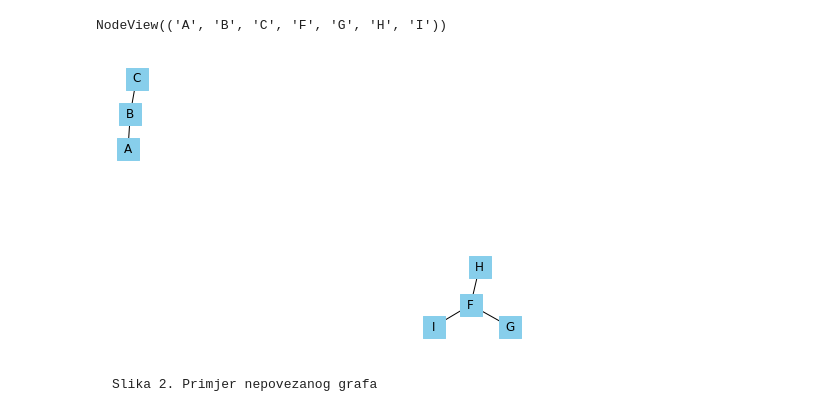
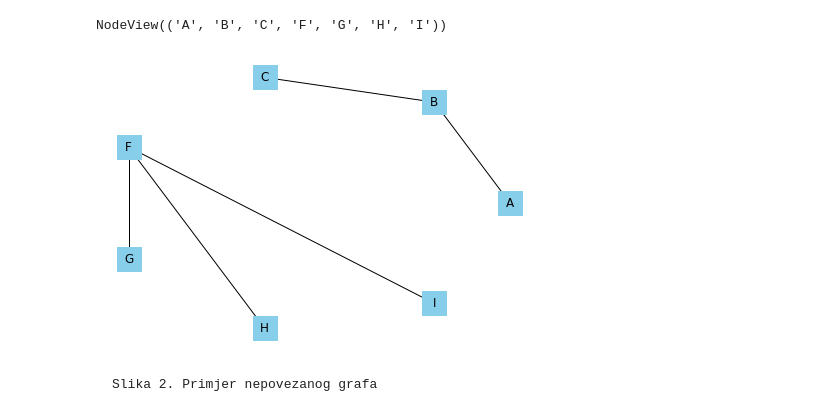
Before and after one commit to lornovak/MS-esej1, a Jupyter notebook: Esej 1..ipynb, the cells around one changed output. Cells and saved outputs as stored; diff of their text form; code cells hidden in the pictures.

```diff
--- a/Esej 1..ipynb
+++ b/Esej 1..ipynb
@@ -63,10 +70,10 @@ g1.nodes() #ispisuje nam sve vrhove u grafu
 # %% [output]
 NodeView(('A', 'B', 'C', 'F', 'G', 'H', 'I'))
 # %%
-nx.draw(g1, with_labels=True, node_color="skyblue", node_shape='s', node_size=500)
+nx.draw_shell(g1, with_labels=True, node_color="skyblue", node_shape='s', node_size=600)
 plt.show()
 # %% [output]
-[figure, old version]
+[figure, new version]
 # %% [markdown]
     Slika 2. Primjer nepovezanog grafa
 # %% [markdown]
```
Also changed, not shown: parts of 67 cells of this notebook.
